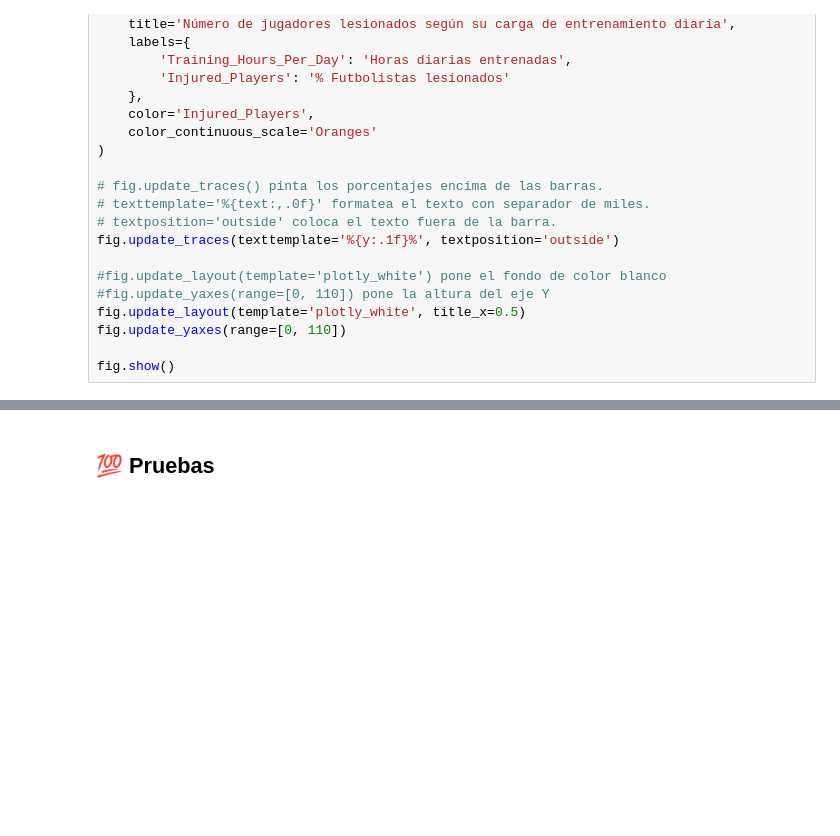
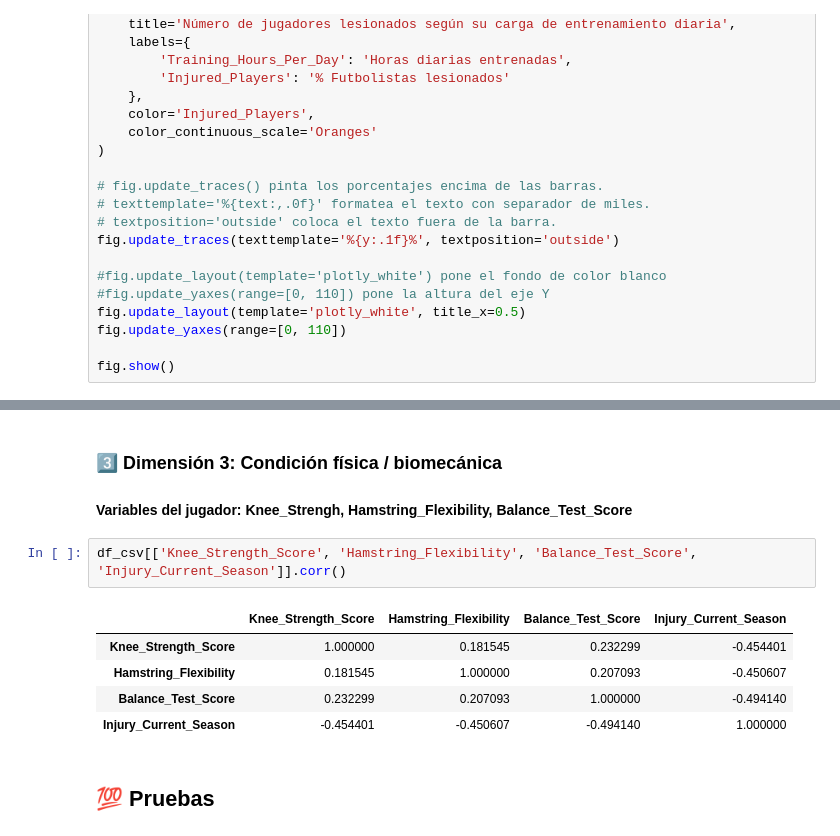
Before and after one commit to lauraargente/Proyecto_University-Football-Injury-Prediction-Dataset, a Jupyter notebook: analisis.ipynb, the cells around one changed output, grey strips where cells are left out. Saved outputs shown, nothing was run; the diff lists cells and outputs as text; blank space fills up the shorter version.

```diff
--- a/analisis.ipynb
+++ b/analisis.ipynb
@@ -1390,3 +1395,14 @@ fig.show()
+# %% [markdown]
+### 3️⃣ Dimensión 3: Condición física / biomecánica
+#### Variables del jugador: Knee_Strengh, Hamstring_Flexibility, Balance_Test_Score
+# %%
+df_csv[['Knee_Strength_Score', 'Hamstring_Flexibility', 'Balance_Test_Score', 'Injury_Current_Season']].corr()
+# %% [output]
+|  | Knee_Strength_Score | Hamstring_Flexibility | Balance_Test_Score | Injury_Current_Season |
+| Knee_Strength_Score | 1.000000 | 0.181545 | 0.232299 | -0.454401 |
+| Hamstring_Flexibility | 0.181545 | 1.000000 | 0.207093 | -0.450607 |
+| Balance_Test_Score | 0.232299 | 0.207093 | 1.000000 | -0.494140 |
+| Injury_Current_Season | -0.454401 | -0.450607 | -0.494140 | 1.000000 |
 # %% [markdown]
 ## 💯 Pruebas
 # %%
```
Also changed, not shown: parts of 3 cells of this notebook.
